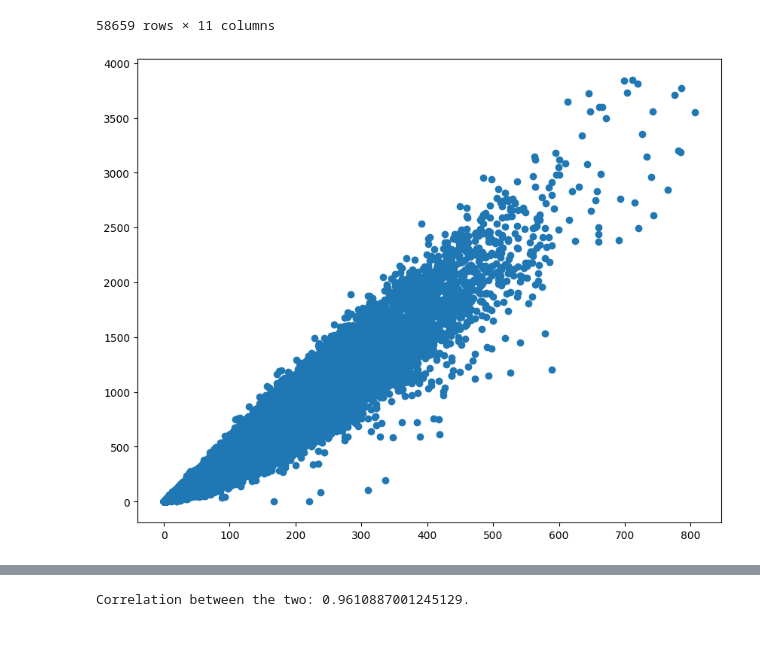
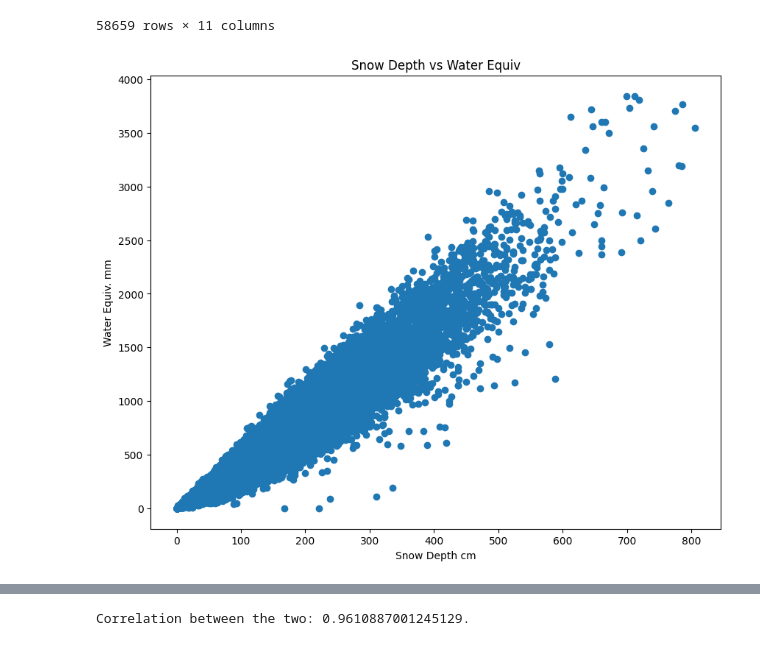
Before and after one commit to Oliver2552/Snow_Depth_Patterns_BC, a Jupyter notebook: src/snow_survey_EDA.ipynb, the cells around one changed output, grey strips where cells are left out. Drawn from its saved outputs; the diff is of its cells as text; code cells hidden in the pictures.

```diff
--- a/src/snow_survey_EDA.ipynb
+++ b/src/snow_survey_EDA.ipynb
@@ -401,18 +413,21 @@ snow_survey_df2
 # %%
 plt.figure(figsize=(10,8))
 
 plt.scatter(snow_survey_df2['Snow Depth cm'], snow_survey_df2['Water Equiv. mm'])
+plt.xlabel('Snow Depth cm')
+plt.ylabel('Water Equiv. mm')
+plt.title('Snow Depth vs Water Equiv')
 
 # Saving image to output folder - filepath for output folder:
 output_folder = '/Users/oscaramirmansour/midterm_project/output/'
 
 filename = 'SnowDepthWaterEquivScatter.png'
 
 output_path = output_folder + filename
 
 plt.savefig(output_path)
 
 plt.show()
 # %% [output]
-[figure, old version]
+[figure, new version]
 # %%
```
Also changed, not shown: parts of 6 cells of this notebook, 3 other files.
